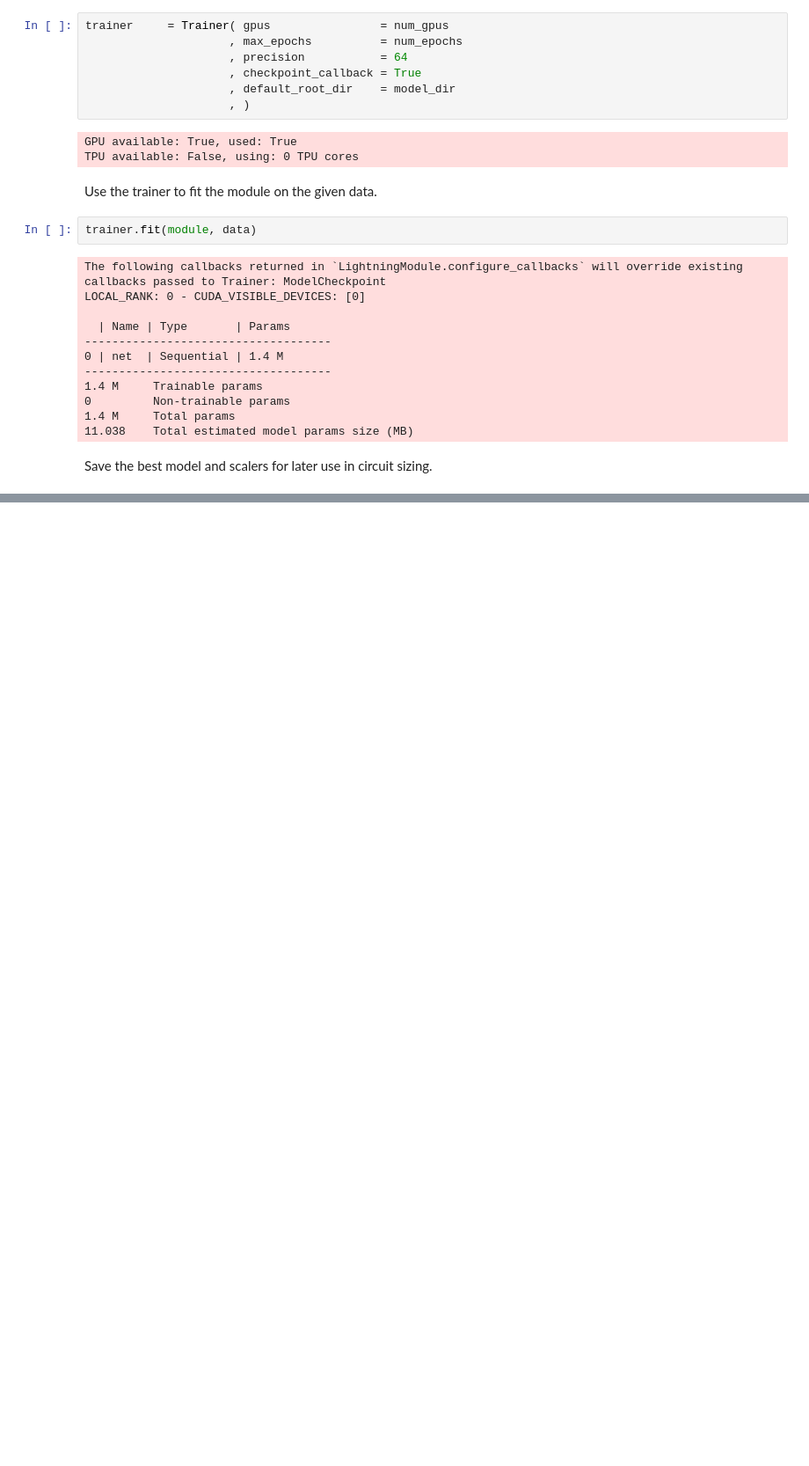
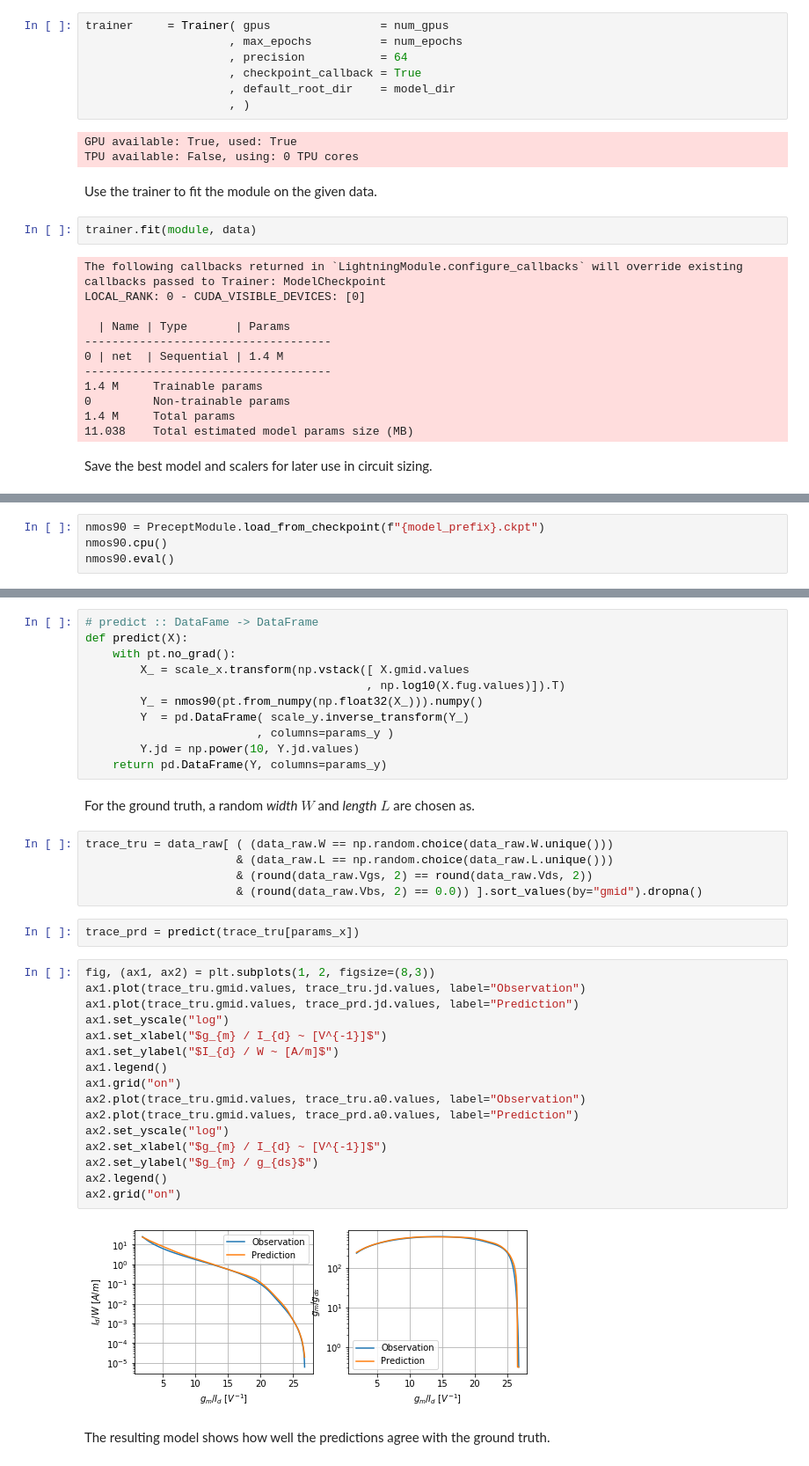
Before and after one commit to AugustUnderground/smacd2021-b4.4, a Jupyter notebook: notebooks/model_training.ipynb, the cells around one changed output, grey strips where cells are left out. Shown at 88% size. Cells and saved outputs as stored; diff of their text form; blank space fills up the shorter version.

Commit message:
eval complete

```diff
--- a/notebooks/model_training.ipynb
+++ b/notebooks/model_training.ipynb
@@ -191,0 +186,4 @@ The model is evaluated by plotting a trace vs. the ground truth of the data base
+# %%
+nmos90 = PreceptModule.load_from_checkpoint(f"{model_prefix}.ckpt")
+nmos90.cpu()
+nmos90.eval()
@@ -191,0 +211,40 @@ The model is evaluated by plotting a trace vs. the ground truth of the data base
+# %%
+# predict :: DataFame -> DataFrame
+def predict(X):
+    with pt.no_grad():
+        X_ = scale_x.transform(np.vstack([ X.gmid.values
+                                         , np.log10(X.fug.values)]).T)
+        Y_ = nmos90(pt.from_numpy(np.float32(X_))).numpy()
+        Y  = pd.DataFrame( scale_y.inverse_transform(Y_)
+                         , columns=params_y )
+        Y.jd = np.power(10, Y.jd.values)
+    return pd.DataFrame(Y, columns=params_y)
+# %% [markdown]
+For the ground truth, a random _width_ $W$ and _length_ $L$ are chosen as.
+# %%
+trace_tru = data_raw[ ( (data_raw.W == np.random.choice(data_raw.W.unique()))
+                      & (data_raw.L == np.random.choice(data_raw.L.unique()))
+                      & (round(data_raw.Vgs, 2) == round(data_raw.Vds, 2))
+                      & (round(data_raw.Vbs, 2) == 0.0)) ].sort_values(by="gmid").dropna()
+# %%
+trace_prd = predict(trace_tru[params_x])
+# %%
+fig, (ax1, ax2) = plt.subplots(1, 2, figsize=(8,3))
+ax1.plot(trace_tru.gmid.values, trace_tru.jd.values, label="Observation")
+ax1.plot(trace_tru.gmid.values, trace_prd.jd.values, label="Prediction")
+ax1.set_yscale("log")
+ax1.set_xlabel("$g_{m} / I_{d} ~ [V^{-1}]$")
+ax1.set_ylabel("$I_{d} / W ~ [A/m]$")
+ax1.legend()
+ax1.grid("on")
+ax2.plot(trace_tru.gmid.values, trace_tru.a0.values, label="Observation")
+ax2.plot(trace_tru.gmid.values, trace_prd.a0.values, label="Prediction")
+ax2.set_yscale("log")
+ax2.set_xlabel("$g_{m} / I_{d} ~ [V^{-1}]$")
+ax2.set_ylabel("$g_{m} / g_{ds}$")
+ax2.legend()
+ax2.grid("on")
+# %% [output]
+[figure, added]
+# %% [markdown]
+The resulting model shows how well the predictions agree with the ground truth.
```
Also changed, not shown: parts of 12 cells of this notebook.
